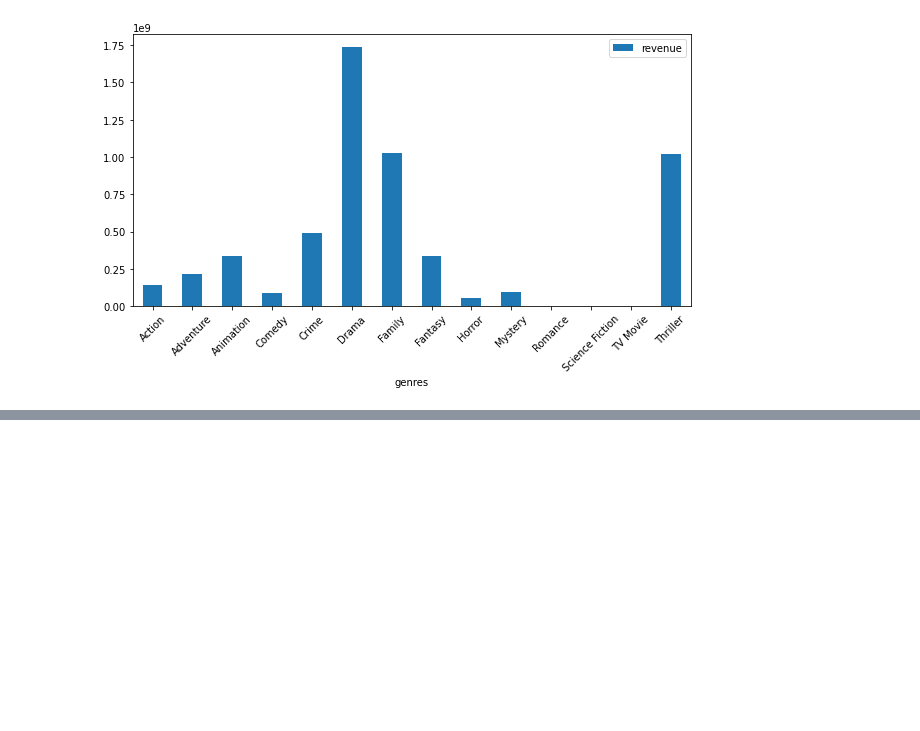
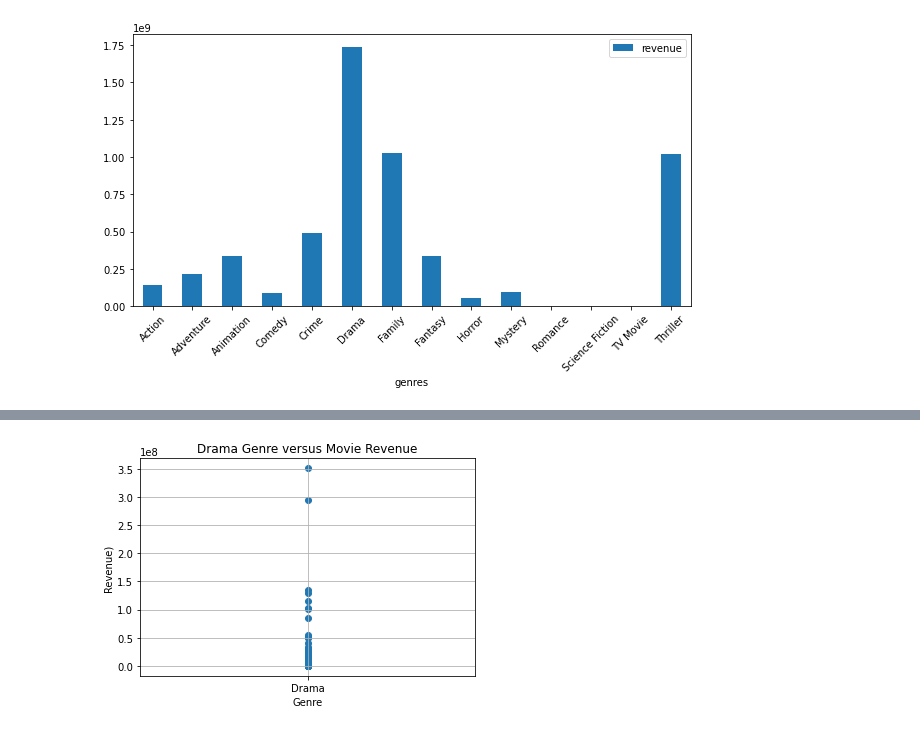
Before and after one commit to laurenemilyto/film_adapatation_success, a Jupyter notebook: ashley_notebook.ipynb, the cells around one changed output, grey strips where cells are left out. Drawn from its saved outputs; the diff is of its cells as text; code cells hidden in the pictures; blank space fills up the shorter version.

Commit message:
scatters

```diff
--- a/ashley_notebook.ipynb
+++ b/ashley_notebook.ipynb
@@ -97,3 +97,8 @@ new_grouped.plot('genres', 'revenue', kind='bar', figsize=(10,5), rot=45)
 #scatter plots of top genres versus revenues
 # %%
 #drama genre scatter with revenue
+#get only rows that contain 'drama'
+
+drama_df = final_df[final_df['genres'] == 'Drama']
+
+drama_df.head()
@@ -100,2 +113,20 @@ new_grouped.plot('genres', 'revenue', kind='bar', figsize=(10,5), rot=45)
+# %%
+#scatter plot it
+
+plt.scatter(drama_df["genres"], drama_df["revenue"], marker="o")
+
+# Incorporate the other graph properties
+plt.title("Drama Genre versus Movie Revenue")
+plt.ylabel("Revenue)")
+plt.xlabel("Genre")
+plt.grid(True)
+
+# Save the figure
+plt.savefig("drama_revenue.png")
+
+# Show plot
+plt.show()
+# %% [output]
+[figure, added]
 # %%
 #family genre scatter with revenue
```
Also changed, not shown: parts of 3 cells of this notebook, 4 other files.
